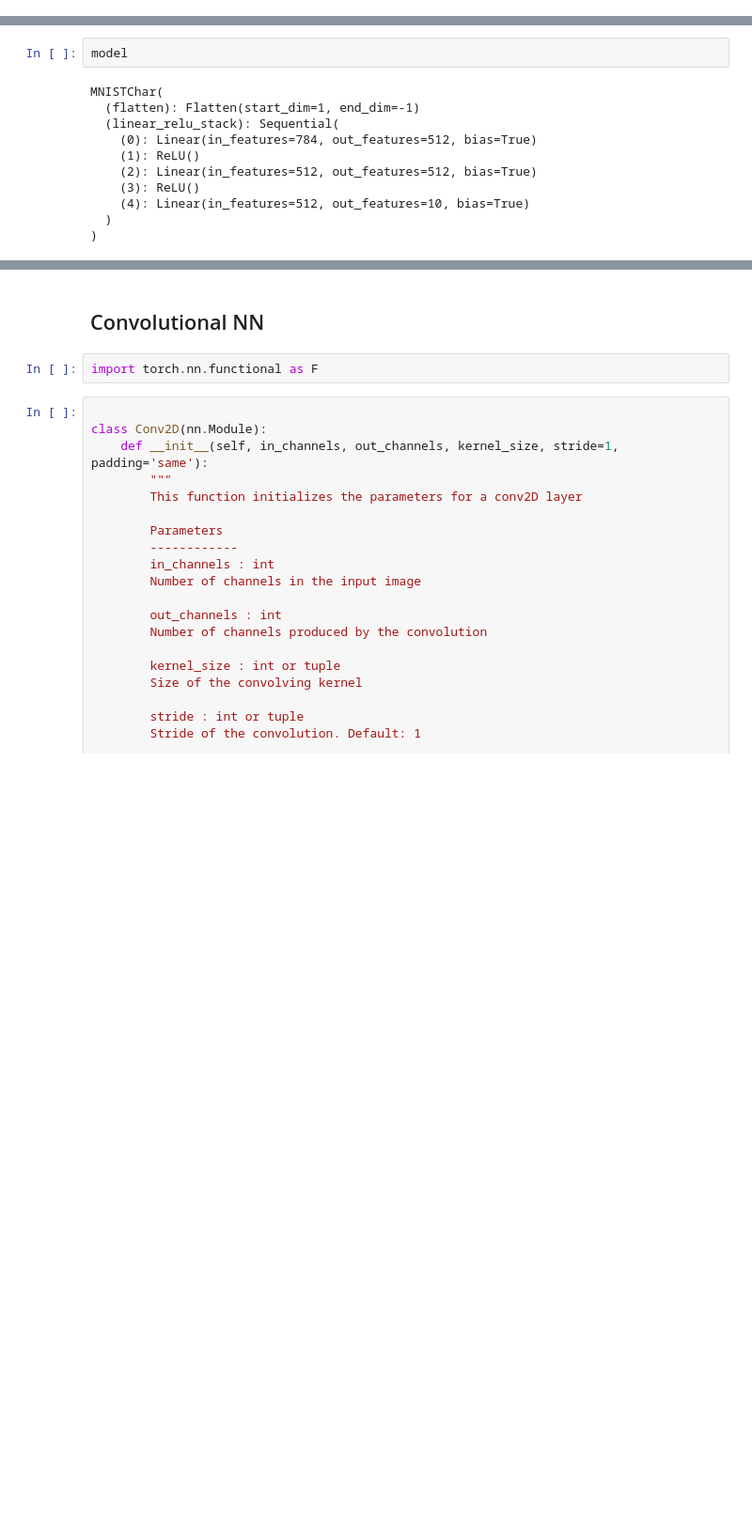
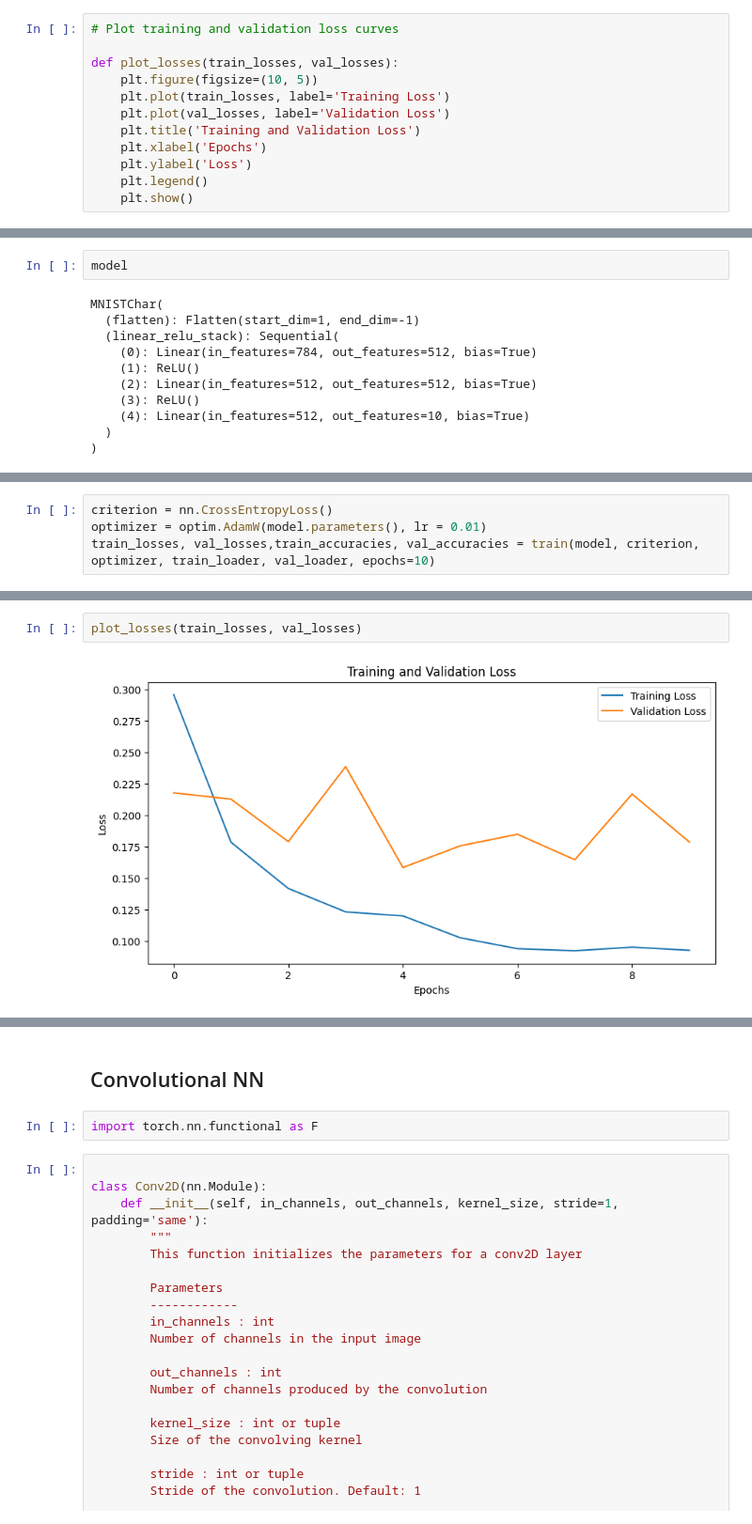
Before and after one commit to Xzanam/draw-and-recognize-mnist, a Jupyter notebook: mnist.ipynb, the cells around one changed output, grey strips where cells are left out. Shown: that part at 94% size. Cells and saved outputs as stored; diff of their text form; blank space fills up the shorter version.

```diff
--- a/mnist.ipynb
+++ b/mnist.ipynb
@@ -87,0 +187,12 @@ show_images(images[:5], labels[:5])
+# %%
+# Plot training and validation loss curves
+
+def plot_losses(train_losses, val_losses):
+    plt.figure(figsize=(10, 5))
+    plt.plot(train_losses, label='Training Loss')
+    plt.plot(val_losses, label='Validation Loss')
+    plt.title('Training and Validation Loss')
+    plt.xlabel('Epochs')
+    plt.ylabel('Loss')
+    plt.legend()
+    plt.show()
@@ -125,0 +300,4 @@ MNISTChar(
+# %%
+criterion = nn.CrossEntropyLoss()
+optimizer = optim.AdamW(model.parameters(), lr = 0.01)
+train_losses, val_losses,train_accuracies, val_accuracies = train(model, criterion, optimizer, train_loader, val_loader, epochs=10)
@@ -125,0 +315,4 @@ MNISTChar(
+# %%
+plot_losses(train_losses, val_losses)
+# %% [output]
+[figure, added]
```
Also changed, not shown: parts of 57 cells of this notebook, 2 other files.
